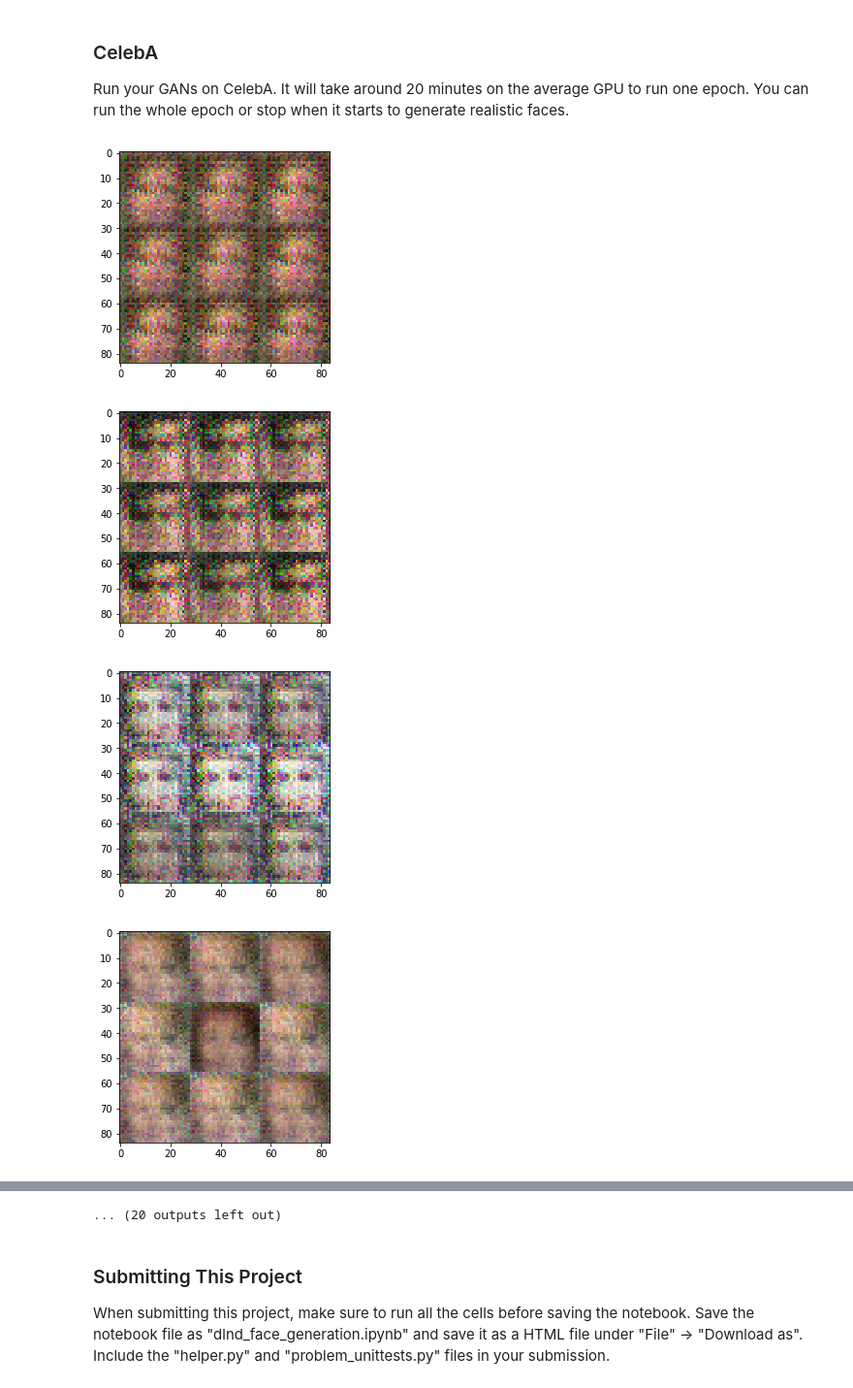
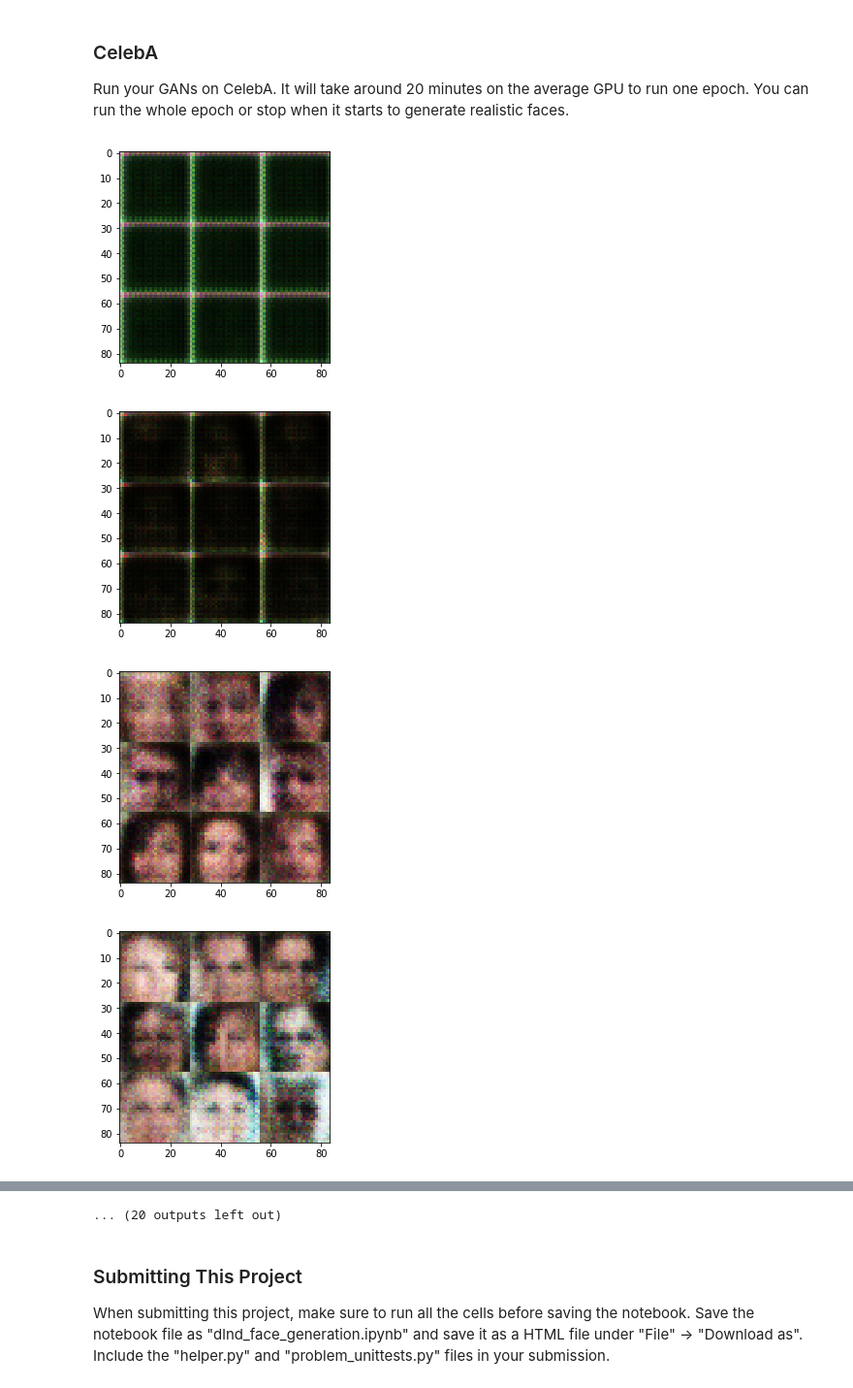
Before and after one commit to nakany15/DLND, a Jupyter notebook: face_generation/dlnd_face_generation.ipynb, the cells around one changed output, grey strips where cells are left out. Shown at 97% size. Drawn from its saved outputs; the diff is of its cells as text; code cells hidden in the pictures.

```diff
--- a/face_generation/dlnd_face_generation.ipynb
+++ b/face_generation/dlnd_face_generation.ipynb
@@ -171,10 +171,18 @@ def discriminator(images, reuse=False):
                               kernel_initializer = tf.contrib.layers.xavier_initializer(),
                               padding = 'same')
         bn3 = tf.layers.batch_normalization(x3, training = True)
-        x3 = tf.maximum(bn3, alpha * bn3)
+        l3 = tf.maximum(bn3, alpha * bn3)
+        x4 = tf.layers.conv2d(l3,
+                              256,
+                              5,
+                              strides = 2,
+                              kernel_initializer = tf.contrib.layers.xavier_initializer(),
+                              padding = 'same')
+        bn4 = tf.layers.batch_normalization(x4, training = True)
+        l4 = tf.maximum(bn4, alpha * bn4)
         #4x4x128
-        dropout = tf.nn.dropout(x3, 0.8)
-        flatten = tf.reshape(dropout, (-1, 4*4*128))
+        dropout = tf.nn.dropout(l4, 0.8)
+        flatten = tf.reshape(dropout, (-1, 2*2*256))
         logits = tf.layers.dense(flatten, 1)
         out = tf.sigmoid(logits)
     return out, logits
@@ -202,14 +210,14 @@ def generator(z, out_channel_dim, is_train=True):
     alpha = 0.2
     # TODO: Implement Function
     with tf.variable_scope('generator', reuse = reuse):
-        x1 = tf.layers.dense(z, 2*2*512)
-        x1 = tf.reshape(x1, (-1, 2, 2, 512))
+        x1 = tf.layers.dense(z, 7*7*512)
+        x1 = tf.reshape(x1, (-1, 7, 7, 512))
         x1 = tf.layers.batch_normalization(x1, training = is_train)
         x1 = tf.maximum(x1, alpha * x1)
 
         x2 = tf.layers.conv2d_transpose(x1,
                                         256,
-                                        3,
+                                        5,
                                         strides = 2,
                                         padding = 'same')
         x2 = tf.layers.batch_normalization(x2, training = is_train)
@@ -217,16 +225,16 @@ def generator(z, out_channel_dim, is_train=True):
 
         x3 = tf.layers.conv2d_transpose(x2,
                                         128,
-                                        4,
+                                        5,
                                         strides = 1,
-                                        padding = 'valid')
+                                        padding = 'same')
         x3 = tf.layers.batch_normalization(x3, training = is_train)
         x3 = tf.maximum(x3, alpha * x3)
 
         x4 = tf.layers.conv2d_transpose(x3,
                                         64,
-                                        3,
-                                        strides = 2,
+                                        5,
+                                        strides = 1,
                                         padding = 'same')
         x4 = tf.layers.batch_normalization(x4, training = is_train)
         x4 = tf.maximum(x4, alpha * x4)
@@ -268,7 +276,7 @@ def model_loss(input_real, input_z, out_channel_dim):
 
     d_loss_real = tf.reduce_mean(tf.nn.sigmoid_cross_entropy_with_logits(
         logits = d_logits_real,
-        labels = tf.ones_like(d_model_real)))
+        labels = tf.ones_like(d_model_real)*0.9))
     d_loss_fake = tf.reduce_mean(tf.nn.sigmoid_cross_entropy_with_logits(
         logits = d_logits_fake,
         labels = tf.zeros_like(d_model_fake)))
@@ -391,6 +399,7 @@ def train(epoch_count, batch_size, z_dim, learning_rate, beta1, get_batches, dat
         for epoch_i in range(epoch_count):
             for batch_images in get_batches(batch_size):
                 # TODO: Train Model
+                batch_images *= 2.0
                 batch_z = np.random.uniform(-1, 1, size = (batch_size, z_dim))
                 _ = sess.run(d_train_opt, feed_dict={input_real: batch_images, input_z: batch_z})
                 _ = sess.run(g_train_opt, feed_dict={input_z: batch_z, input_real: batch_images})
@@ -451,22 +460,22 @@ Epoch 1/2... Discriminator Loss: 0.2132... Generator Loss: 2.1020
 Run your GANs on CelebA.  It will take around 20 minutes on the average GPU to run one epoch.  You can run the whole epoch or stop when it starts to generate realistic faces.
 # %%
 batch_size = 64
-z_dim = 100
-learning_rate = 0.0002
-beta1 = 0.5
+z_dim = 128
+learning_rate = 0.0001
+beta1 = 0.3
 
 
 """
 DON'T MODIFY ANYTHING IN THIS CELL THAT IS BELOW THIS LINE
 """
 epochs = 1
 
 celeba_dataset = helper.Dataset('celeba', glob(os.path.join(data_dir, 'img_align_celeba/*.jpg')))
 with tf.Graph().as_default():
     train(epochs, batch_size, z_dim, learning_rate, beta1, celeba_dataset.get_batches,
           celeba_dataset.shape, celeba_dataset.image_mode)
 # %% [output]
-[figure, old version]
+[figure, new version]
-[figure, old version]
+[figure, new version]
-[figure, old version]
+[figure, new version]
-[figure, old version]
+[figure, new version]
```
Also changed, not shown: parts of 2 cells of this notebook, 2 other files.
